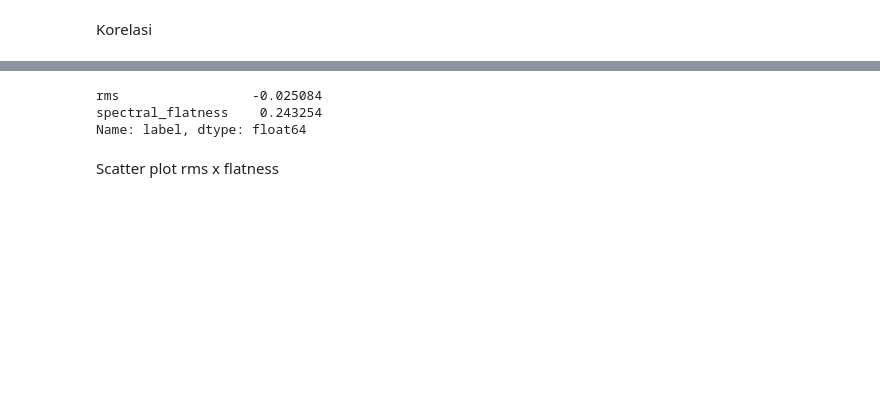
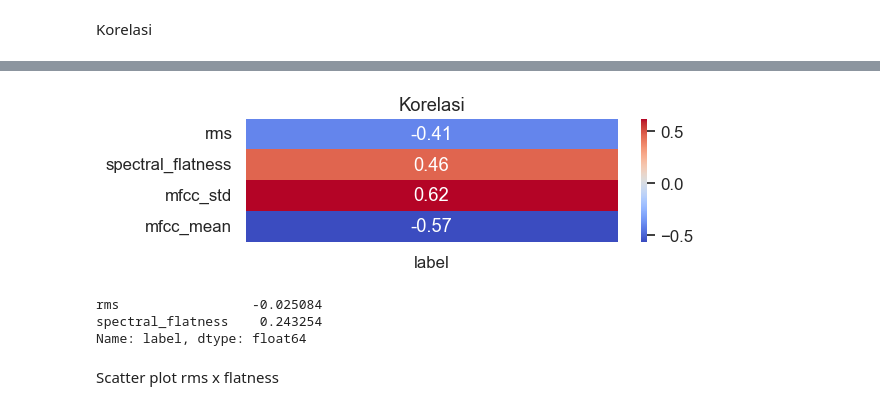
Before and after one commit to FathanAM0/Dasar-Kecerdasan-Artificial_Tugas-Besar, a Jupyter notebook: code_1-Labelling-Feature-Extraction.ipynb, the cells around one changed output, grey strips where cells are left out. Drawn from its saved outputs; the diff is of its cells as text; code cells hidden in the pictures; blank space fills up the shorter version.

```diff
--- a/code_1-Labelling-Feature-Extraction.ipynb
+++ b/code_1-Labelling-Feature-Extraction.ipynb
@@ -315,7 +326,7 @@ df.describe()
 # %% [markdown]
 Korelasi
 # %%
-feature_cols = ["rms", "spectral_flatness"]
+feature_cols = ["rms", "spectral_flatness", "mfcc_std", "mfcc_mean"]
 # %%
 df_features = df[feature_cols + ['label']]
 
@@ -345,3 +388,17 @@ Name: label, dtype: float64
+# %%
+correlation = df_p[feature_cols + ['label']].corr()
+label_corr = correlation['label'].drop('label')
+
+plt.figure(figsize=(6, len(label_corr) * 0.4))
+sns.heatmap(
+    label_corr.to_frame(),
+    annot=True,
+    cmap='coolwarm'
+)
+plt.title('Korelasi')
+plt.show()
+# %% [output]
+[figure, added]
 # %%
 df_features = df_k[feature_cols + ['label']]
 
```
Also changed, not shown: parts of 11 cells of this notebook, 15 other files.
